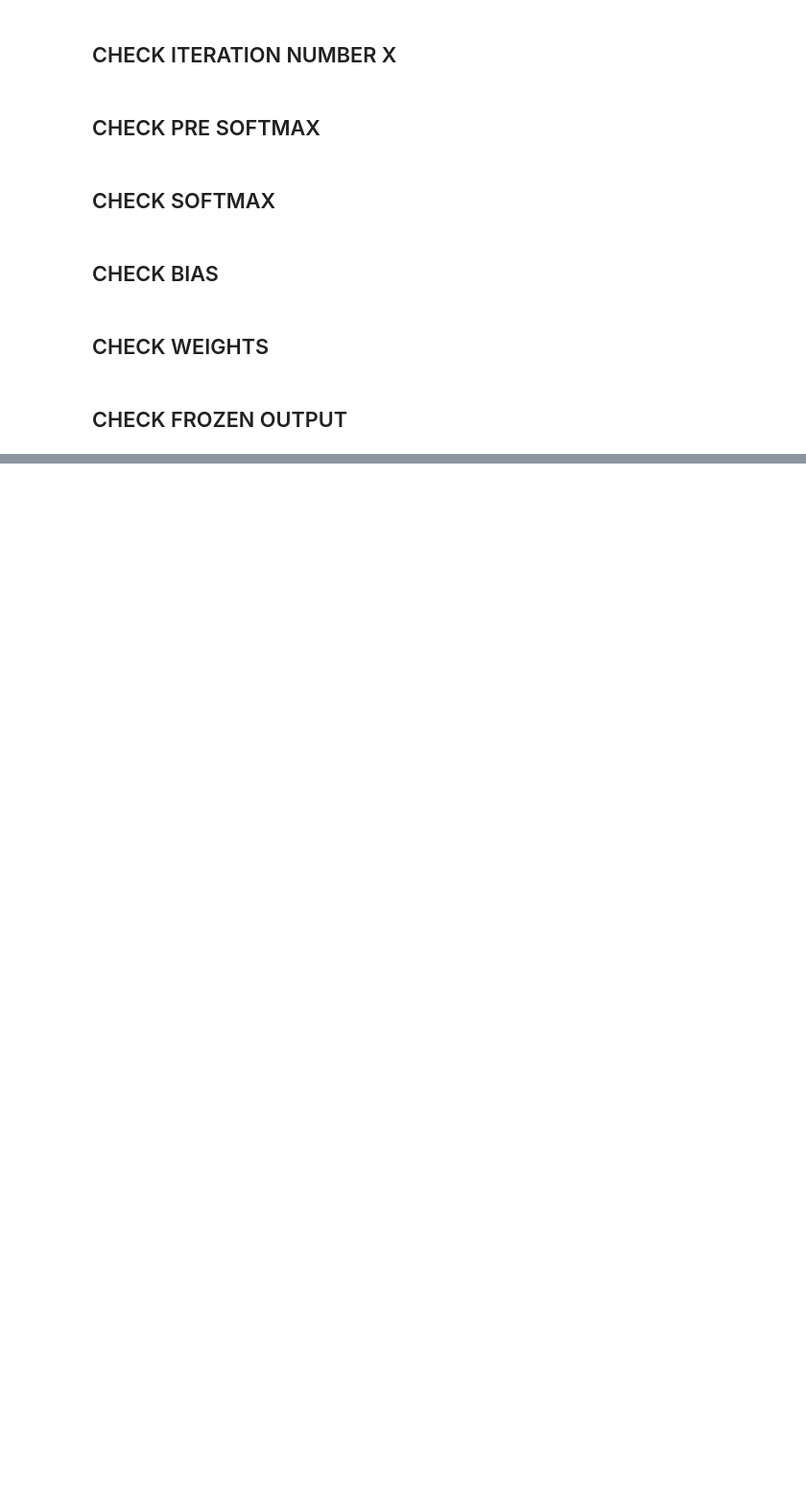
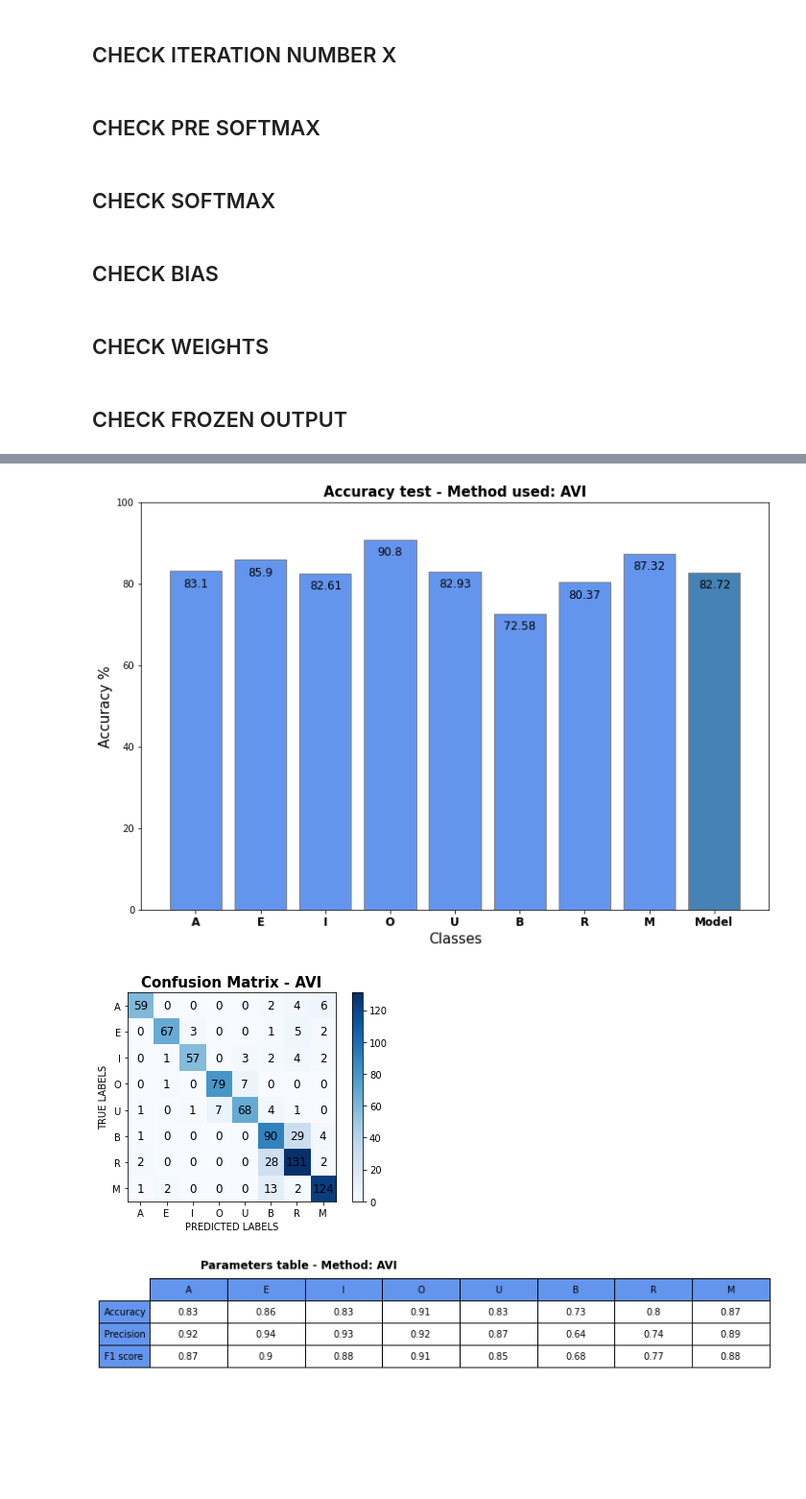
Before and after one commit to AlessandroAvi/Master_Thesis, a Jupyter notebook: Letters_application/Python/TinyOL.ipynb, the cells around one changed output, grey strips where cells are left out. Shown at 96% size. Saved outputs shown, nothing was run; the diff lists cells and outputs as text; code cells hidden in the pictures; blank space fills up the shorter version.

```diff
--- a/Letters_application/Python/TinyOL.ipynb
+++ b/Letters_application/Python/TinyOL.ipynb
@@ -1279,12 +1183,0 @@ Performing training CWR
-# %%
-TEST = Custom_Layer(model)
-TEST.title = 'CWR128'
-TEST.filename = 'CWR128'
-TEST.l_rate = 0.0005 #0.0001
-TEST.batch_size = 128
-
-trainOneEpoch_CWR(TEST, data_train, data_test, label_train, label_test)
-
-myWrite.save_PCconfMatrix(TEST)
-myBar.plot_barChart(TEST)
-myMatrix.plot_confMatrix(TEST)
@@ -1310,12 +1183,0 @@ Performing training CWR
-# %%
-TEST = Custom_Layer(model)
-TEST.title = 'CWR256'
-TEST.filename = 'CWR256'
-TEST.l_rate = 0.0005 #0.0001
-TEST.batch_size = 256
-
-trainOneEpoch_CWR(TEST, data_train, data_test, label_train, label_test)
-
-myWrite.save_PCconfMatrix(TEST)
-myBar.plot_barChart(TEST)
-myMatrix.plot_confMatrix(TEST)
@@ -1340,0 +1272,8 @@ Performing training CWR
+# %%
+Model_AVI = Custom_Layer(model)
+Model_AVI.title = 'AVI'
+Model_AVI.filename = 'AVI'
+Model_AVI.l_rate = 0.001
+Model_AVI.batch_size = batch_size_OL
+
+trainOneEpochOL_AVI(Model_AVI, data_train, data_test, label_train, label_test)
@@ -1340,0 +1297,9 @@ Performing training CWR
+# %%
+myWrite.save_PCconfMatrix(Model_AVI)
+myBar.plot_barChart(Model_AVI)
+myMatrix.plot_confMatrix(Model_AVI)
+myTable.table_params(Model_AVI)
+# %% [output]
+[figure, added]
+[figure, added]
+[figure, added]
```
Also changed, not shown: parts of 12 cells of this notebook, 30 other files.
